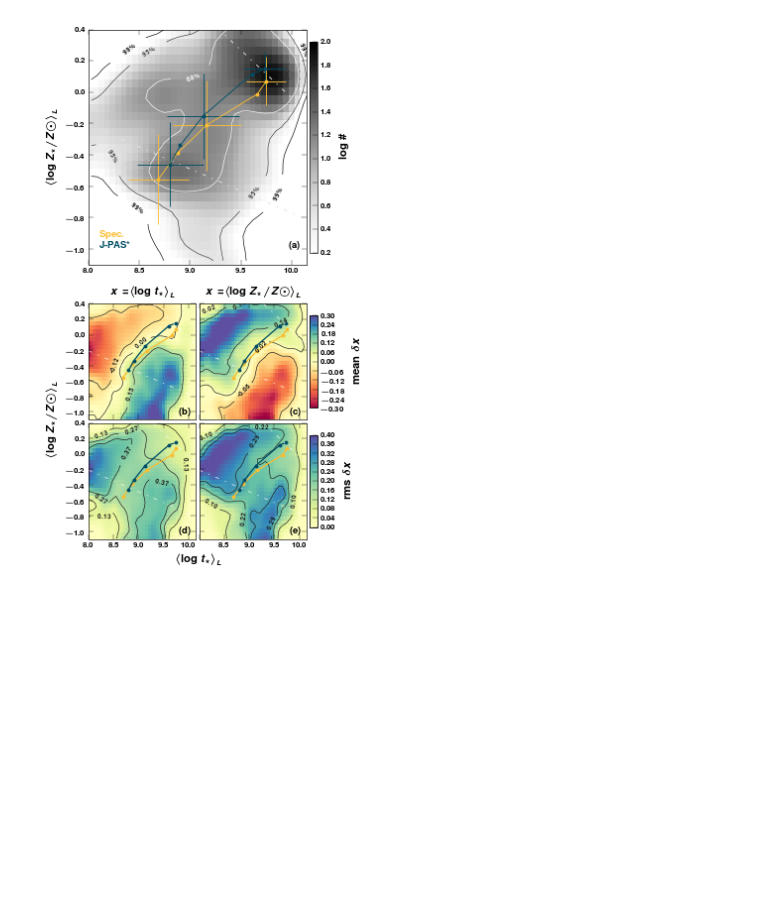
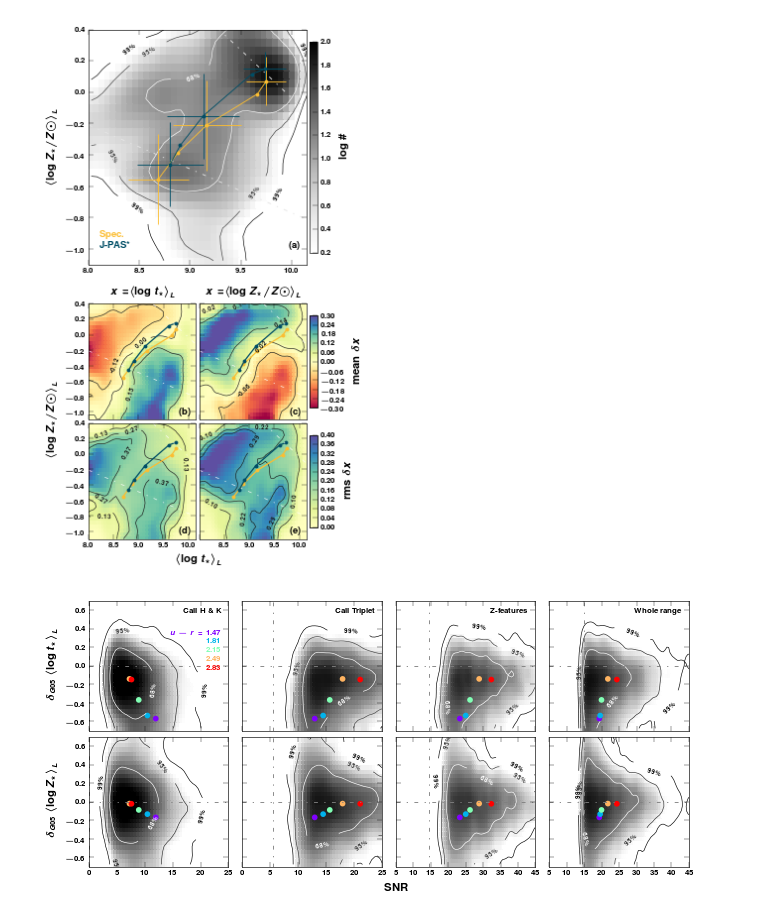
Before and after one commit to ajmejia/notebooks, a Jupyter notebook: RealDealCB13.ipynb, the cells around one changed output. Saved outputs shown, nothing was run; the diff lists cells and outputs as text; code cells hidden in the pictures; blank space fills up the shorter version.

```diff
--- a/RealDealCB13.ipynb
+++ b/RealDealCB13.ipynb
@@ -557,6 +562,65 @@ for i, j in product(xrange(axs.shape[0]), xrange(axs.shape[1])):
 savefig("{}{}".format(od, "jpas_AMR_con_maps"))
 # %% [output]
 [figure]
+# %%
+table = snr_spec[mask_m16]
+t_mask = snr_spec[mask_m16]["snr_wall"]>=15.0
+disc = g05_con
+xs, ys = ("snr_CaHK", "snr_CaII", "snr_Zfea", "snr_wall"), ("log_t_L", "log_Z_L")
+x_lbs = [r"\bf SNR", [r"\bf CaII H \& K", r"\bf CaII Triplet", r"\bf Z-features", r"\bf Whole range"]]
+y_lbs = g05_con_lbs[ys[0]], g05_con_lbs[ys[1]]
+nbins = (50, 30), (80, 30)
+rxs, ry = ((0.0, 25.0), (5.0, 45.0)), (-0.7,+0.7)
+#--------------------------------------------------------------------------------------------------------------------------
+fig, axs = subplots(2, 4, figsize=(7.0,3.3), sharex="col", sharey=True)
+fig.tight_layout()
+fig.subplots_adjust(wspace=0.1, hspace=0.05)
+
+ylim(ry)
+
+for i, j in product(range(axs.shape[0]), range(axs.shape[1])):
+    x, y = xs[j], ys[i]
+    if j<=1:
+        rx = rxs[0]
+        nb = nbins[0]
+    else:
+        rx = rxs[1]
+        nb = nbins[1]
+
+    H, xe, ye = histogram2d(table[x], disc[y], nb, [last(nb[0],rx),last(nb[1],ry)])
+    H = gaussian_filter(H, sigma=1.5)
+    H[H==0] = 1
+    den = axs[i,j].pcolormesh(xe[:-1], ye[:-1], log10(H.T), cmap=cm.Greys, vmin=0.0, vmax=1.5, edgecolor="face")
+    sample_data = densitycontour.ScatterData(table[x], disc[y])
+    raster = sample_data.rasterize(nbins_x=nb[0], nbins_y=nb[1], clipping=[last(nb[0],rx),last(nb[1],ry)])
+    raster.pdf = gaussian_filter(raster.pdf, sigma=1.5)
+    contours = densitycontour.NaiveContourVisualizer(raster, mode="nearest")
+    cont = contours.plot((0.99,0.95,0.68), axes=axs[i,j], linewidths=0.5, cmap=cm.Greys_r)
+    contours.cilabel(cont, fontsize=5, fmt=r"\bf %.0f", inline=True)
+
+    axs[i,j].axhline(ls="-.", color="0.5", lw=0.7)
+    axs[i,j].axvline(min(table[x][t_mask]), ls="-.", color="0.5", lw=0.7)
+
+    ur_cen, d_mean, z = binner(col[mask_m16], disc[y], 5, (1.3,3.0), "mean")
+    ur_cen, s_mean, z = binner(col[mask_m16], table[x], 5, (1.3,3.0), "mean")
+
+    axs[i,j].scatter(s_mean, d_mean, c=ur_cen, s=20, lw=0, cmap=cm.rainbow)
+
+    axs[i,j].set_xlim(rx)
+
+    if j==0: axs[i,j].set_ylabel(y_lbs[i])
+    if i==0: axs[i,j].text(0.95, 0.95, x_lbs[1][j], fontsize="x-small", va="top", ha="right", transform=axs[i,j].transAxes)
+
+ur = [r"\bf $u-r=%.2f$"%ur_cen[i] if i==0 else r"\bf $%.2f$"%ur_cen[i] for i in xrange(ur_cen.size)]
+cl = cm.rainbow(linspace(0,1,ur_cen.size))
+for i in xrange(ur_cen.size):
+    axs[0,0].text(0.95, 0.75-i*0.07, ur[i], color=cl[i], fontsize="x-small", ha="right", transform=axs[0,0].transAxes)
+
+axs[1,2].set_xlabel(x_lbs[0], x=0)
+
+savefig("{}{}".format(od, "con_snr_maps_g05"))
+# %% [output]
+[figure, added]
 # %%
 table = snr_spec
 t_mask = snr_spec["snr_wall"]>=15.0
```
Also changed, not shown: parts of 3 cells of this notebook.
